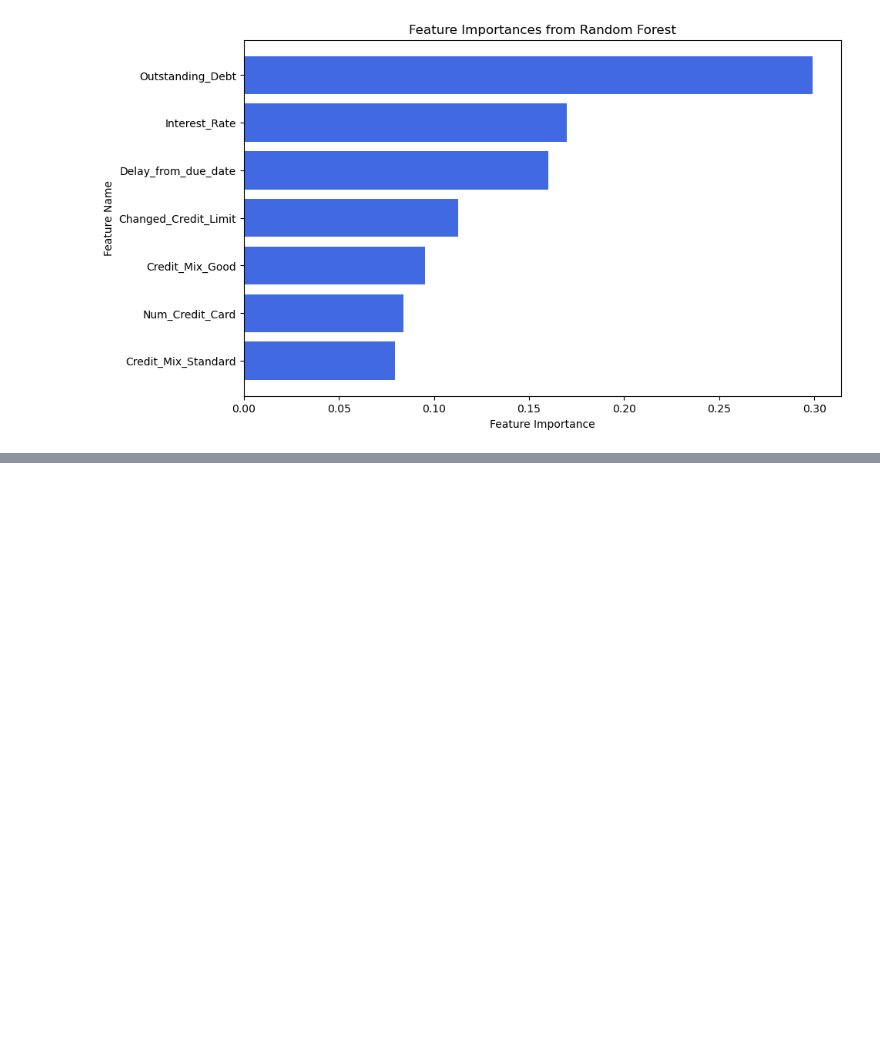
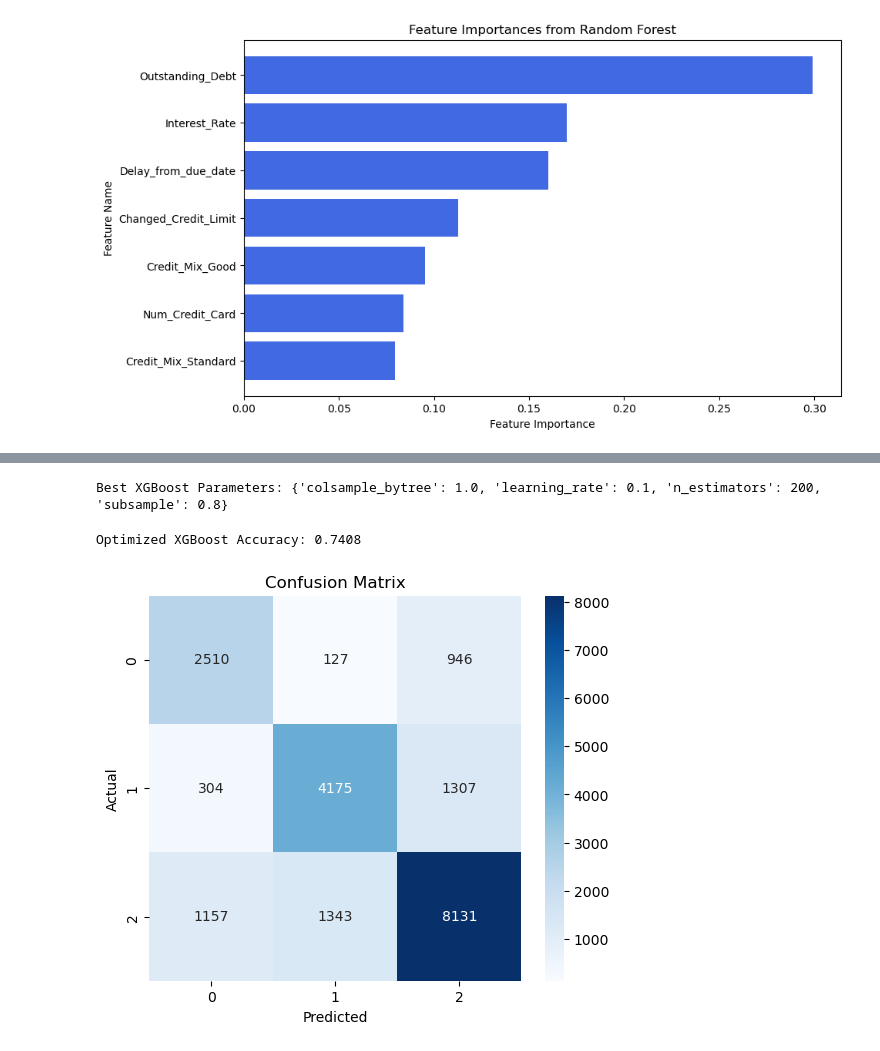
Before and after one commit to Yashsethi24/Credit_Score_Prediction, a Jupyter notebook: Notebooks/SupervisedLearning.ipynb, the cells around one changed output, grey strips where cells are left out. Cells and saved outputs as stored; diff of their text form; code cells hidden in the pictures; blank space fills up the shorter version.

```diff
--- a/Notebooks/SupervisedLearning.ipynb
+++ b/Notebooks/SupervisedLearning.ipynb
@@ -443,0 +490,13 @@ plt.show()
+# %%
+# Perform Grid Search with Cross-Validation
+xgb_grid_search = GridSearchCV(
+    estimator=xgb_model,
+    param_grid=xgb_param_grid,
+    scoring='accuracy',
+    cv=5,
+    verbose=2,
+    n_jobs=-1
+)
+# %%
+# Fit GridSearchCV
+xgb_grid_search.fit(X_train_selected, y_train)
@@ -443,0 +525,29 @@ plt.show()
+# %%
+# Get the best parameters
+print("Best XGBoost Parameters:", xgb_grid_search.best_params_)
+# %% [output]
+Best XGBoost Parameters: {'colsample_bytree': 1.0, 'learning_rate': 0.1, 'n_estimators': 200, 'subsample': 0.8}
+# %%
+# Best model
+best_xgb = xgb_grid_search.best_estimator_
+# %%
+# Evaluate on test set
+y_pred = best_xgb.predict(X_test_selected)
+accuracy = accuracy_score(y_test, y_pred)
+# %%
+print(f"Optimized XGBoost Accuracy: {accuracy:.4f}")
+# %% [output]
+Optimized XGBoost Accuracy: 0.7408
+# %%
+# Compute confusion matrix
+cm = confusion_matrix(y_test, y_pred)
+
+# Plot confusion matrix as a heatmap
+plt.figure(figsize=(6,5))
+sns.heatmap(cm, annot=True, fmt="d", cmap="Blues", xticklabels=xgb_grid_search.classes_, yticklabels=xgb_grid_search.classes_)
+plt.xlabel("Predicted")
+plt.ylabel("Actual")
+plt.title("Confusion Matrix")
+plt.show()
+# %% [output]
+[figure, added]
```
Also changed, not shown: parts of 31 cells of this notebook.
